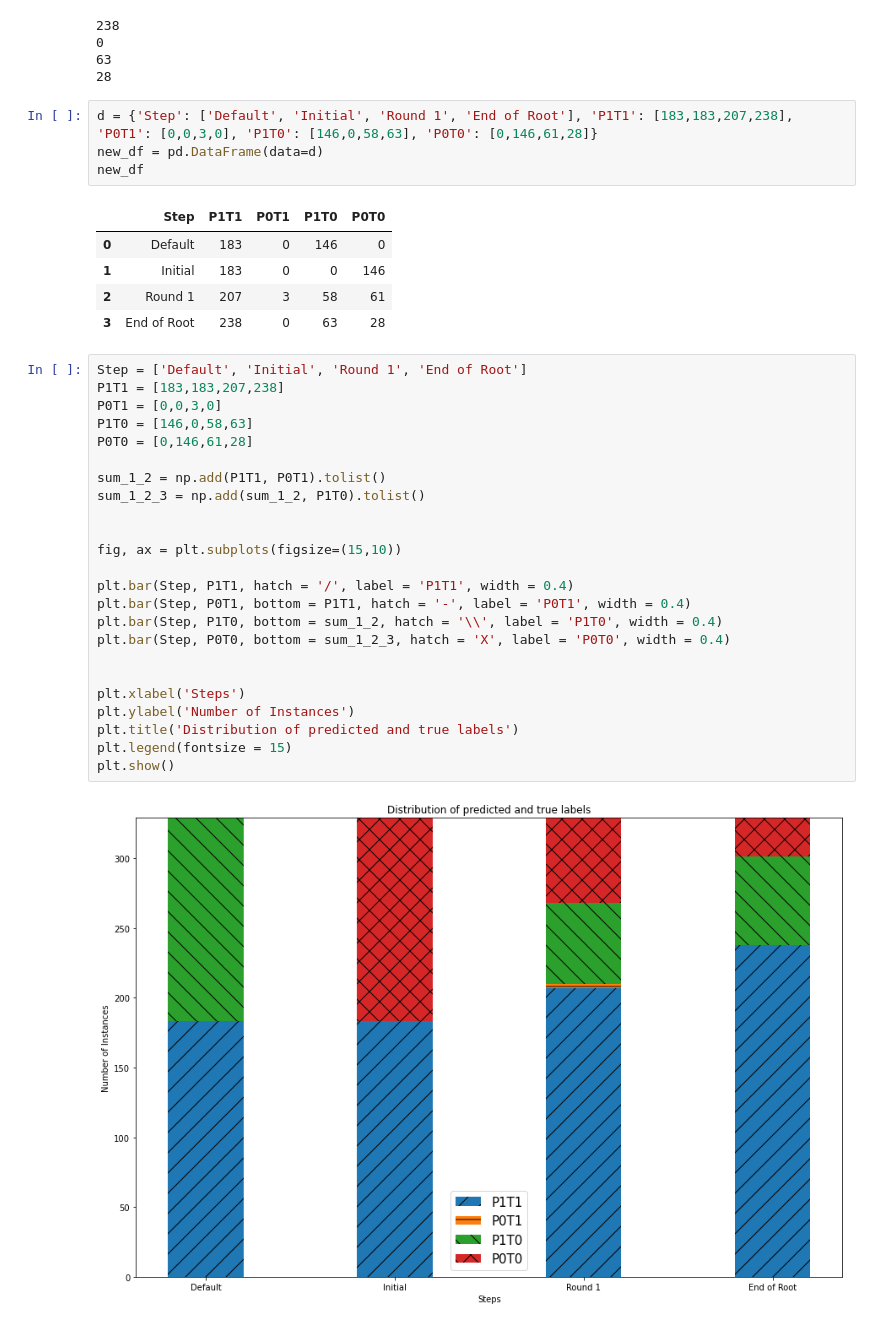
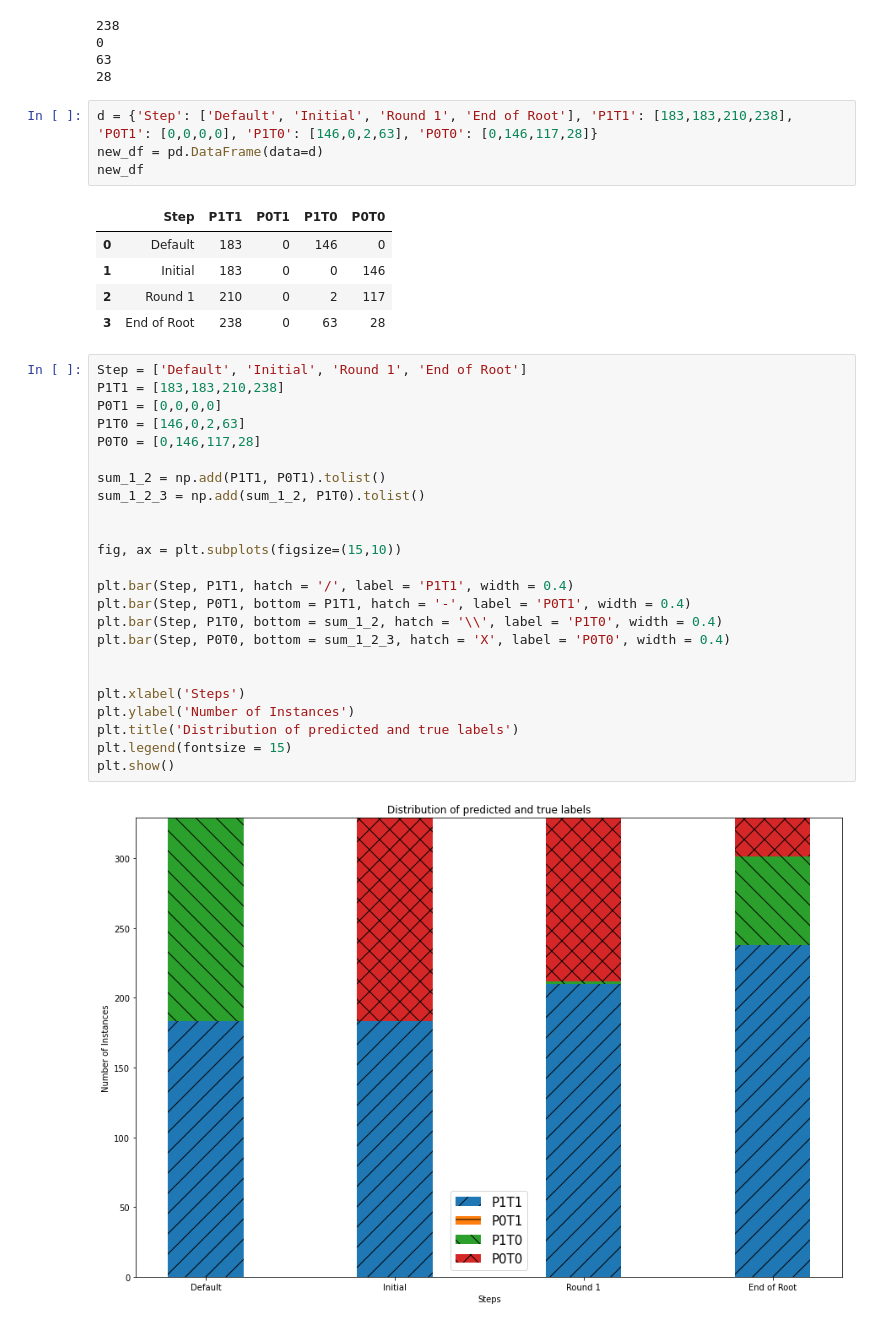
Before and after one commit to ambareeshvaidya/cp_outcome, a Jupyter notebook: new analysis/Misclassified visualization.ipynb, the cells around one changed output. Cells and saved outputs as stored; diff of their text form.

```diff
--- a/new analysis/Misclassified visualization.ipynb
+++ b/new analysis/Misclassified visualization.ipynb
@@ -439,38 +441,38 @@ print(len(train_df[(train_df['Time 3']==0) & (train_df['PLabel 3']==0)]))
 63
 28
 # %%
-d = {'Step': ['Default', 'Initial', 'Round 1', 'End of Root'], 'P1T1': [183,183,207,238], 'P0T1': [0,0,3,0], 'P1T0': [146,0,58,63], 'P0T0': [0,146,61,28]}
+d = {'Step': ['Default', 'Initial', 'Round 1', 'End of Root'], 'P1T1': [183,183,210,238], 'P0T1': [0,0,0,0], 'P1T0': [146,0,2,63], 'P0T0': [0,146,117,28]}
 new_df = pd.DataFrame(data=d)
 new_df
 # %% [output]
 |  | Step | P1T1 | P0T1 | P1T0 | P0T0 |
 | 0 | Default | 183 | 0 | 146 | 0 |
 | 1 | Initial | 183 | 0 | 0 | 146 |
-| 2 | Round 1 | 207 | 3 | 58 | 61 |
+| 2 | Round 1 | 210 | 0 | 2 | 117 |
 | 3 | End of Root | 238 | 0 | 63 | 28 |
 # %%
 Step = ['Default', 'Initial', 'Round 1', 'End of Root']
-P1T1 = [183,183,207,238]
-P0T1 = [0,0,3,0]
-P1T0 = [146,0,58,63]
-P0T0 = [0,146,61,28]
+P1T1 = [183,183,210,238]
+P0T1 = [0,0,0,0]
+P1T0 = [146,0,2,63]
+P0T0 = [0,146,117,28]
 
 sum_1_2 = np.add(P1T1, P0T1).tolist()
 sum_1_2_3 = np.add(sum_1_2, P1T0).tolist()
 
 
 fig, ax = plt.subplots(figsize=(15,10))
 
 plt.bar(Step, P1T1, hatch = '/', label = 'P1T1', width = 0.4)
 plt.bar(Step, P0T1, bottom = P1T1, hatch = '-', label = 'P0T1', width = 0.4)
 plt.bar(Step, P1T0, bottom = sum_1_2, hatch = '\\', label = 'P1T0', width = 0.4)
 plt.bar(Step, P0T0, bottom = sum_1_2_3, hatch = 'X', label = 'P0T0', width = 0.4)
 
 
 plt.xlabel('Steps')
 plt.ylabel('Number of Instances')
 plt.title('Distribution of predicted and true labels')
 plt.legend(fontsize = 15)
 plt.show()
 # %% [output]
-[figure, old version]
+[figure, new version]
```
Also changed, not shown: parts of 10 cells of this notebook, 22 other files.
